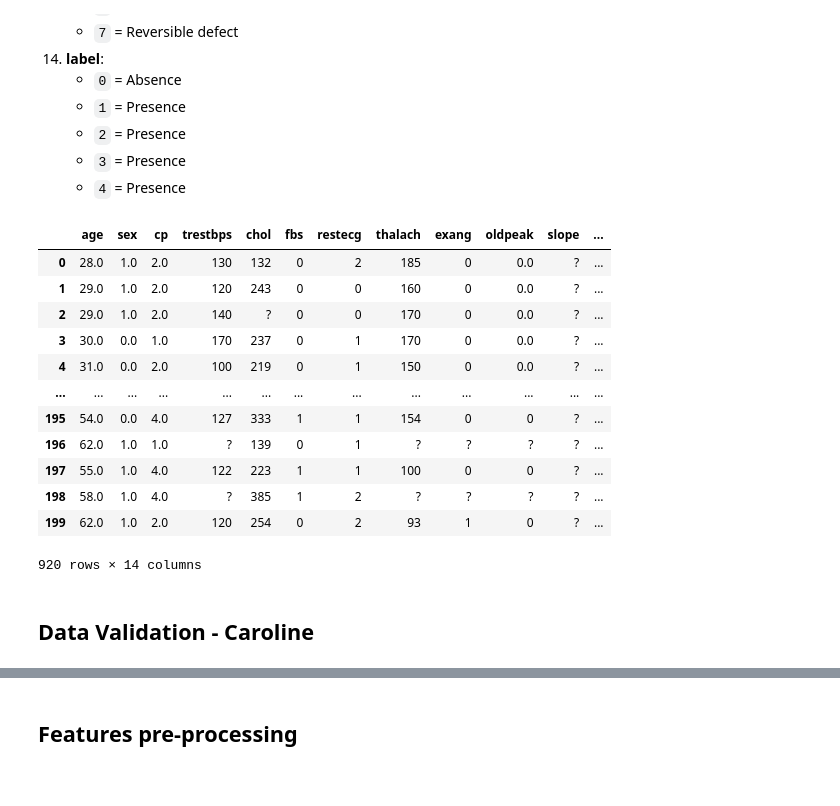
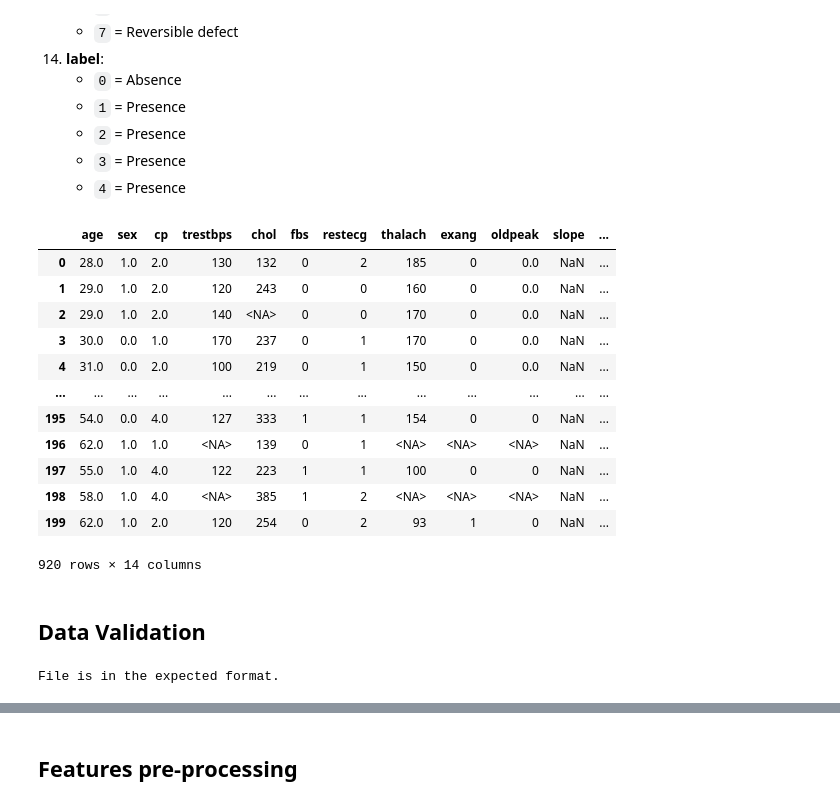
Before and after one commit to UBC-MDS/Heart_Disease_group7, a Jupyter notebook: analysis.ipynb, the cells around one changed output, grey strips where cells are left out. Drawn from its saved outputs; the diff is of its cells as text; code cells hidden in the pictures.

Commit message:
add data validation

```diff
--- a/analysis.ipynb
+++ b/analysis.ipynb
@@ -83,27 +85,32 @@ from sklearn.model_selection import train_test_split
 # %%
 columns = ['age','sex', 'cp', 'trestbps', 'chol', 'fbs', 'restecg', 'thalach', 'exang', 'oldpeak', 'slope', 'ca', 'thal', 'label']
 # %%
-hungary_df = pd.read_csv('data/processed.hungarian.data',index_col=False, names = columns)
-swiss_df = pd.read_csv('data/processed.switzerland.data',index_col=False, names = columns)
-cleveland_df = pd.read_csv('data/processed.cleveland.data',index_col=False, names = columns)
-va_df = pd.read_csv('data/processed.va.data',index_col=False, names = columns)
+file_path_hungarian = 'data/processed.hungarian.data'
+file_path_switzerland = 'data/processed.switzerland.data'
+file_path_cleveland = 'data/processed.cleveland.data'
+file_path_va = 'data/processed.va.data'
+hungary_df = pd.read_csv(file_path_hungarian,index_col=False, names = columns)
+swiss_df = pd.read_csv(file_path_switzerland,index_col=False, names = columns)
+cleveland_df = pd.read_csv(file_path_cleveland,index_col=False, names = columns)
+va_df = pd.read_csv(file_path_va,index_col=False, names = columns)
 
 # Combine the four dataset into one consolidated set
 combined_df = pd.concat([hungary_df, swiss_df, cleveland_df, va_df], axis = 0)
+combined_df.replace("?", pd.NA, inplace = True)
 combined_df
 # %% [output]
 |  | age | sex | cp | trestbps | chol | fbs | restecg | thalach | exang | oldpeak | slope | ... |
-| 0 | 28.0 | 1.0 | 2.0 | 130 | 132 | 0 | 2 | 185 | 0 | 0.0 | ? | ... |
-| 1 | 29.0 | 1.0 | 2.0 | 120 | 243 | 0 | 0 | 160 | 0 | 0.0 | ? | ... |
-| 2 | 29.0 | 1.0 | 2.0 | 140 | ? | 0 | 0 | 170 | 0 | 0.0 | ? | ... |
-| 3 | 30.0 | 0.0 | 1.0 | 170 | 237 | 0 | 1 | 170 | 0 | 0.0 | ? | ... |
-| 4 | 31.0 | 0.0 | 2.0 | 100 | 219 | 0 | 1 | 150 | 0 | 0.0 | ? | ... |
+| 0 | 28.0 | 1.0 | 2.0 | 130 | 132 | 0 | 2 | 185 | 0 | 0.0 | NaN | ... |
+| 1 | 29.0 | 1.0 | 2.0 | 120 | 243 | 0 | 0 | 160 | 0 | 0.0 | NaN | ... |
+| 2 | 29.0 | 1.0 | 2.0 | 140 | <NA> | 0 | 0 | 170 | 0 | 0.0 | NaN | ... |
+| 3 | 30.0 | 0.0 | 1.0 | 170 | 237 | 0 | 1 | 170 | 0 | 0.0 | NaN | ... |
+| 4 | 31.0 | 0.0 | 2.0 | 100 | 219 | 0 | 1 | 150 | 0 | 0.0 | NaN | ... |
 | ... | ... | ... | ... | ... | ... | ... | ... | ... | ... | ... | ... | ... |
-| 195 | 54.0 | 0.0 | 4.0 | 127 | 333 | 1 | 1 | 154 | 0 | 0 | ? | ... |
-| 196 | 62.0 | 1.0 | 1.0 | ? | 139 | 0 | 1 | ? | ? | ? | ? | ... |
-| 197 | 55.0 | 1.0 | 4.0 | 122 | 223 | 1 | 1 | 100 | 0 | 0 | ? | ... |
-| 198 | 58.0 | 1.0 | 4.0 | ? | 385 | 1 | 2 | ? | ? | ? | ? | ... |
-| 199 | 62.0 | 1.0 | 2.0 | 120 | 254 | 0 | 2 | 93 | 1 | 0 | ? | ... |
+| 195 | 54.0 | 0.0 | 4.0 | 127 | 333 | 1 | 1 | 154 | 0 | 0 | NaN | ... |
+| 196 | 62.0 | 1.0 | 1.0 | <NA> | 139 | 0 | 1 | <NA> | <NA> | <NA> | NaN | ... |
+| 197 | 55.0 | 1.0 | 4.0 | 122 | 223 | 1 | 1 | 100 | 0 | 0 | NaN | ... |
+| 198 | 58.0 | 1.0 | 4.0 | <NA> | 385 | 1 | 2 | <NA> | <NA> | <NA> | NaN | ... |
+| 199 | 62.0 | 1.0 | 2.0 | 120 | 254 | 0 | 2 | 93 | 1 | 0 | NaN | ... |
 920 rows × 14 columns
 # %% [markdown]
-## Data Validation - Caroline
+## Data Validation
@@ -115,0 +117,10 @@ combined_df
+# %%
+## --- 1. Correct data file format
+
+file_path = [file_path_hungarian, file_path_switzerland, file_path_cleveland, file_path_va]
+if False in [path.endswith('.data') for path in file_path]:
+    print("Warning: The file extension is not .data")
+else:
+    print("File is in the expected format.")
+# %% [output]
+File is in the expected format.
```
Also changed, not shown: parts of 38 cells of this notebook.
